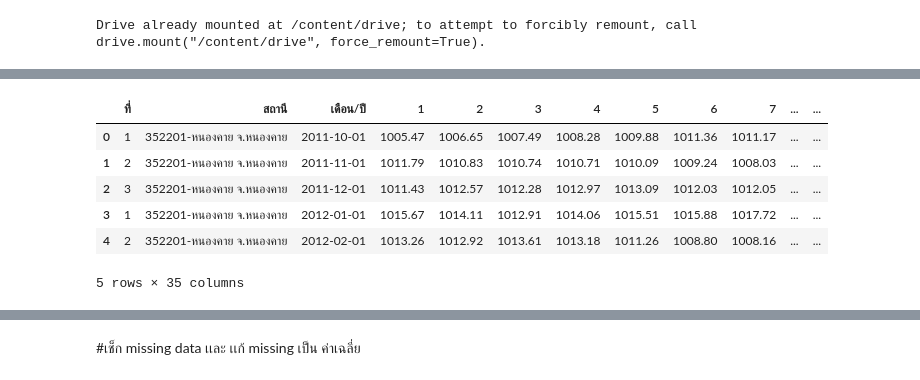
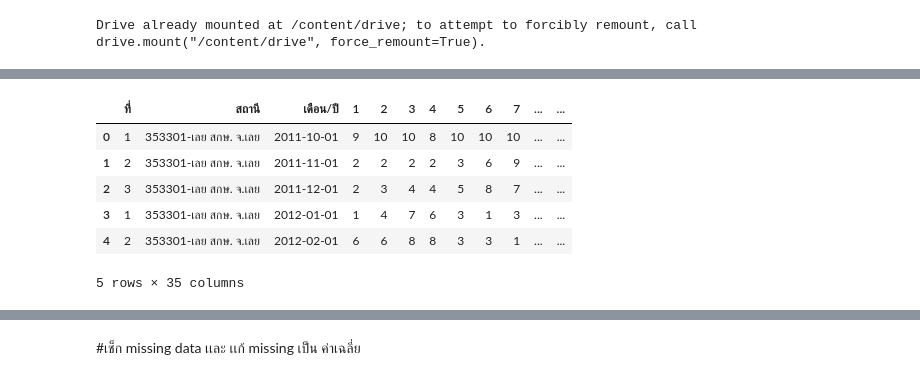
Before and after one commit to Wilanth/BSC_DPDM23, a Jupyter notebook: midterm_bscdpdm23.ipynb, the cells around one changed output, grey strips where cells are left out. Drawn from its saved outputs; the diff is of its cells as text; code cells hidden in the pictures.

```diff
--- a/midterm_bscdpdm23.ipynb
+++ b/midterm_bscdpdm23.ipynb
@@ -36,0 +42,7 @@ pressure_khonkaen.head()
+# %%
+Num_clouds_khonkaen = pd.read_excel('/content/drive/MyDrive/BSC_DPDM23/จำนวนเมฆ(10ส่วน)/จ.ขอนแก่น.xlsx',header=4)
+Num_clouds_nakhonphanom = pd.read_excel('/content/drive/MyDrive/BSC_DPDM23/จำนวนเมฆ(10ส่วน)/จ.นครพนม.xlsx',header=4)
+Num_clouds_loei = pd.read_excel('/content/drive/MyDrive/BSC_DPDM23/จำนวนเมฆ(10ส่วน)/จ.เลย.xlsx',header=4)
+Num_clouds_sakonnakhon = pd.read_excel('/content/drive/MyDrive/BSC_DPDM23/จำนวนเมฆ(10ส่วน)/จ.สกลนคร.xlsx',header=4)
+Num_clouds_nongkhai = pd.read_excel('/content/drive/MyDrive/BSC_DPDM23/จำนวนเมฆ(10ส่วน)/จ.หนองคาย.xlsx',header=4)
+Num_clouds_nongkhai.head()
@@ -41,10 +178,17 @@ pressure_khonkaen = pressure_khonkaen.rename(columns=pkk)
-# %%
-pressure_khonkaen.head()
-# %% [output]
-|  | ที่ | สถานี | เดือน/ปี | 1 | 2 | 3 | 4 | 5 | 6 | 7 | ... | ... |
-| 0 | 1 | 352201-หนองคาย จ.หนองคาย | 2011-10-01 | 1005.47 | 1006.65 | 1007.49 | 1008.28 | 1009.88 | 1011.36 | 1011.17 | ... | ... |
-| 1 | 2 | 352201-หนองคาย จ.หนองคาย | 2011-11-01 | 1011.79 | 1010.83 | 1010.74 | 1010.71 | 1010.09 | 1009.24 | 1008.03 | ... | ... |
-| 2 | 3 | 352201-หนองคาย จ.หนองคาย | 2011-12-01 | 1011.43 | 1012.57 | 1012.28 | 1012.97 | 1013.09 | 1012.03 | 1012.05 | ... | ... |
-| 3 | 1 | 352201-หนองคาย จ.หนองคาย | 2012-01-01 | 1015.67 | 1014.11 | 1012.91 | 1014.06 | 1015.51 | 1015.88 | 1017.72 | ... | ... |
-| 4 | 2 | 352201-หนองคาย จ.หนองคาย | 2012-02-01 | 1013.26 | 1012.92 | 1013.61 | 1013.18 | 1011.26 | 1008.80 | 1008.16 | ... | ... |
-5 rows × 35 columns
+# %%
+#จำนวนเมฆ
+Nc={'Unnamed: 0':'ที่','Unnamed: 1':'สถานี','Unnamed: 2':'เดือน/ปี','Unnamed: 34':'เฉลี่ย'}
+Num_clouds_khonkaen = Num_clouds_khonkaen.rename(columns=Nc)
+Num_clouds_nakhonphanom = Num_clouds_nakhonphanom.rename(columns=Nc)
+Num_clouds_loei = Num_clouds_loei.rename(columns=Nc)
+Num_clouds_sakonnakhon = Num_clouds_sakonnakhon.rename(columns=Nc)
+Num_clouds_nongkhai = Num_clouds_nongkhai.rename(columns=Nc)
+Num_clouds_khonkaen.head()
+# %% [output]
+|  | ที่ | สถานี | เดือน/ปี | 1 | 2 | 3 | 4 | 5 | 6 | 7 | ... | ... |
+| 0 | 1 | 353301-เลย สกษ. จ.เลย | 2011-10-01 | 9 | 10 | 10 | 8 | 10 | 10 | 10 | ... | ... |
+| 1 | 2 | 353301-เลย สกษ. จ.เลย | 2011-11-01 | 2 | 2 | 2 | 2 | 3 | 6 | 9 | ... | ... |
+| 2 | 3 | 353301-เลย สกษ. จ.เลย | 2011-12-01 | 2 | 3 | 4 | 4 | 5 | 8 | 7 | ... | ... |
+| 3 | 1 | 353301-เลย สกษ. จ.เลย | 2012-01-01 | 1 | 4 | 7 | 6 | 3 | 1 | 3 | ... | ... |
+| 4 | 2 | 353301-เลย สกษ. จ.เลย | 2012-02-01 | 6 | 6 | 8 | 8 | 3 | 3 | 1 | ... | ... |
+5 rows × 35 columns
```
Also changed, not shown: parts of 204 cells of this notebook.
